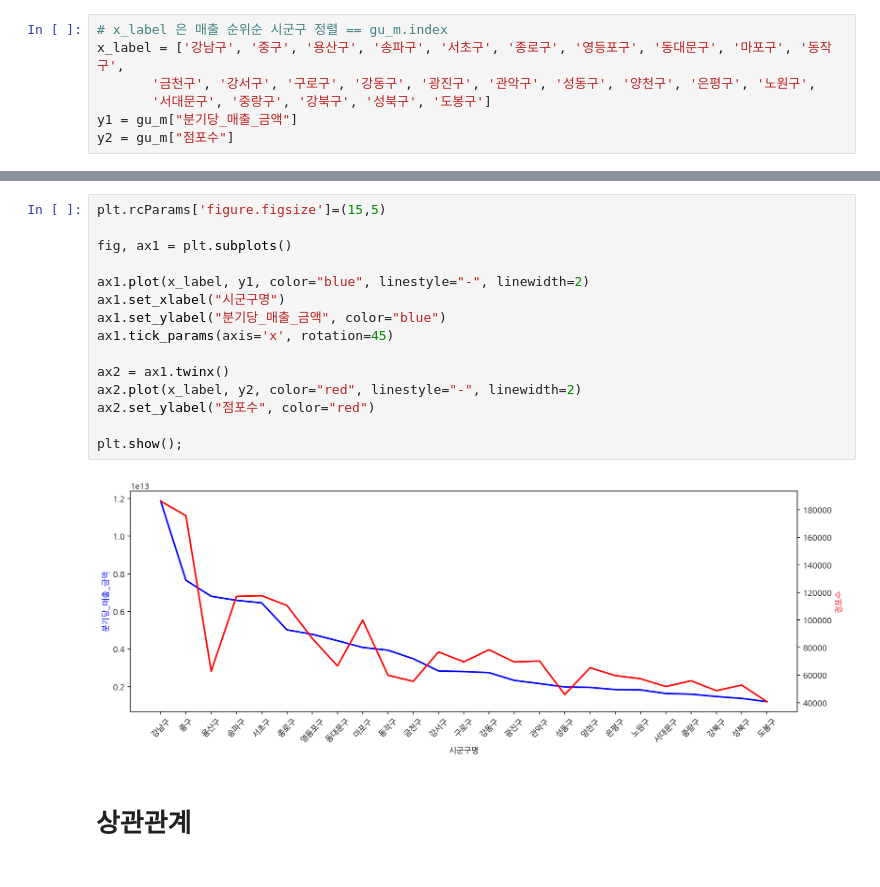
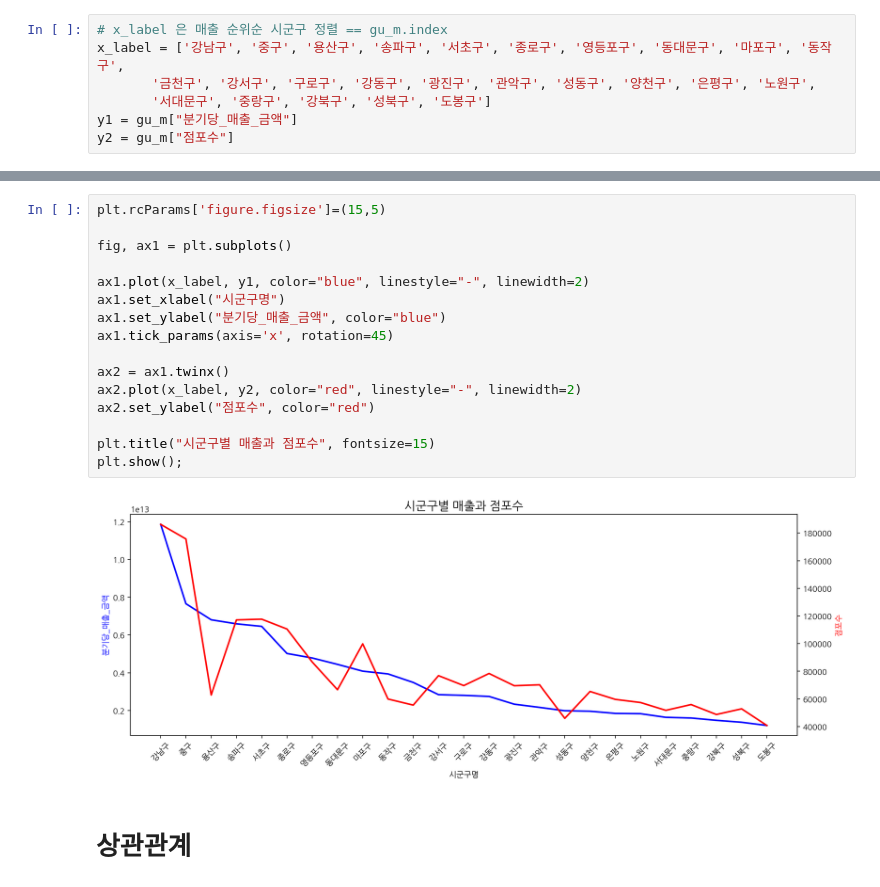
Before and after one commit to aimaimee/portfolio, a Jupyter notebook: Seoul_Commercial_Area/(Final)시각화및상관분석(인구,매출,점포수).ipynb, the cells around one changed output, grey strips where cells are left out. Drawn from its saved outputs; the diff is of its cells as text.

```diff
--- a/Seoul_Commercial_Area/(Final)시각화및상관분석(인구,매출,점포수).ipynb
+++ b/Seoul_Commercial_Area/(Final)시각화및상관분석(인구,매출,점포수).ipynb
@@ -496,20 +497,21 @@ plt.show();
 # %%
 plt.rcParams['figure.figsize']=(15,5)
 
 fig, ax1 = plt.subplots()
 
 ax1.plot(x_label, y1, color="blue", linestyle="-", linewidth=2)
 ax1.set_xlabel("시군구명")
 ax1.set_ylabel("분기당_매출_금액", color="blue")
 ax1.tick_params(axis='x', rotation=45)
 
 ax2 = ax1.twinx()
 ax2.plot(x_label, y2, color="red", linestyle="-", linewidth=2)
 ax2.set_ylabel("점포수", color="red")
 
+plt.title("시군구별 매출과 점포수", fontsize=15)
 plt.show();
 # %% [output]
-[figure, old version]
+[figure, new version]
 # %% [markdown]
 # 상관관계
 # %% [markdown]
```
Also changed, not shown: parts of 1 cell of this notebook.
